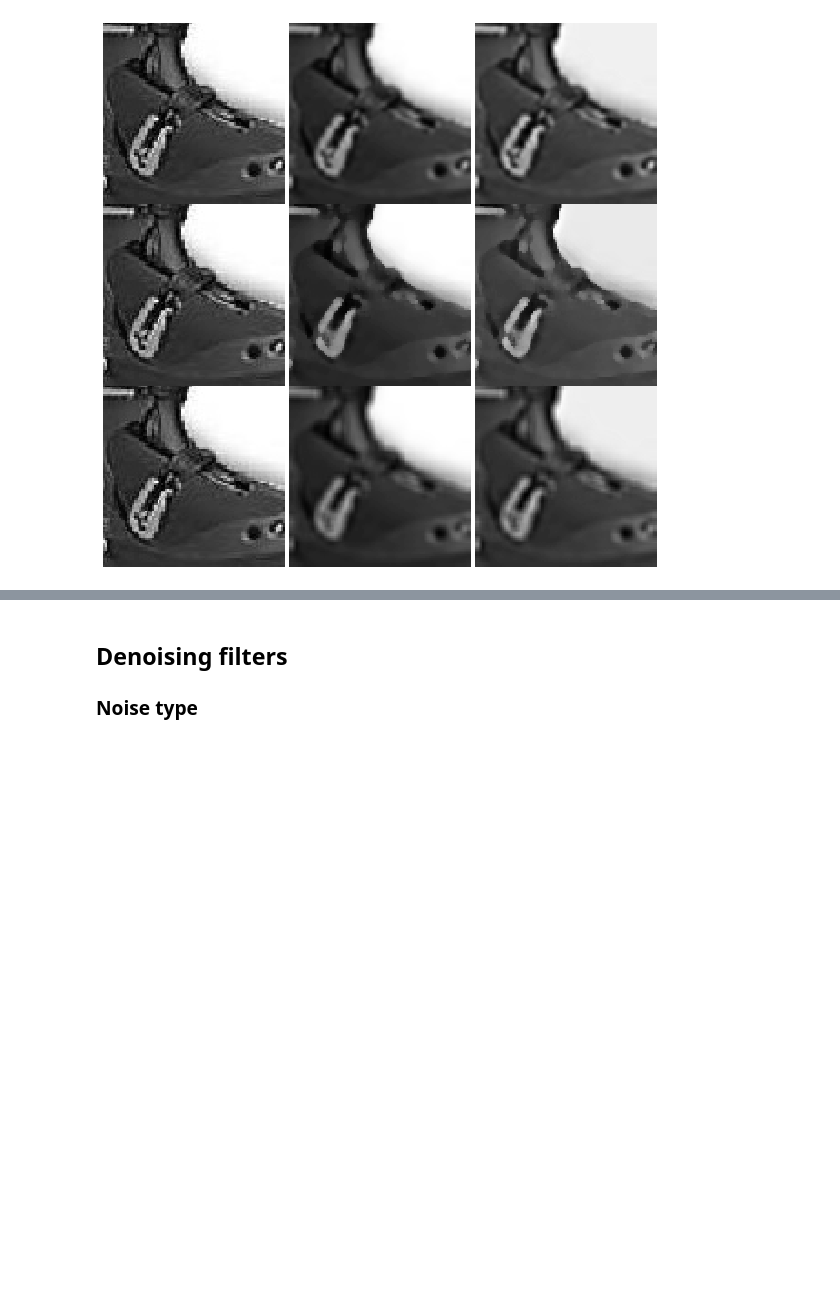
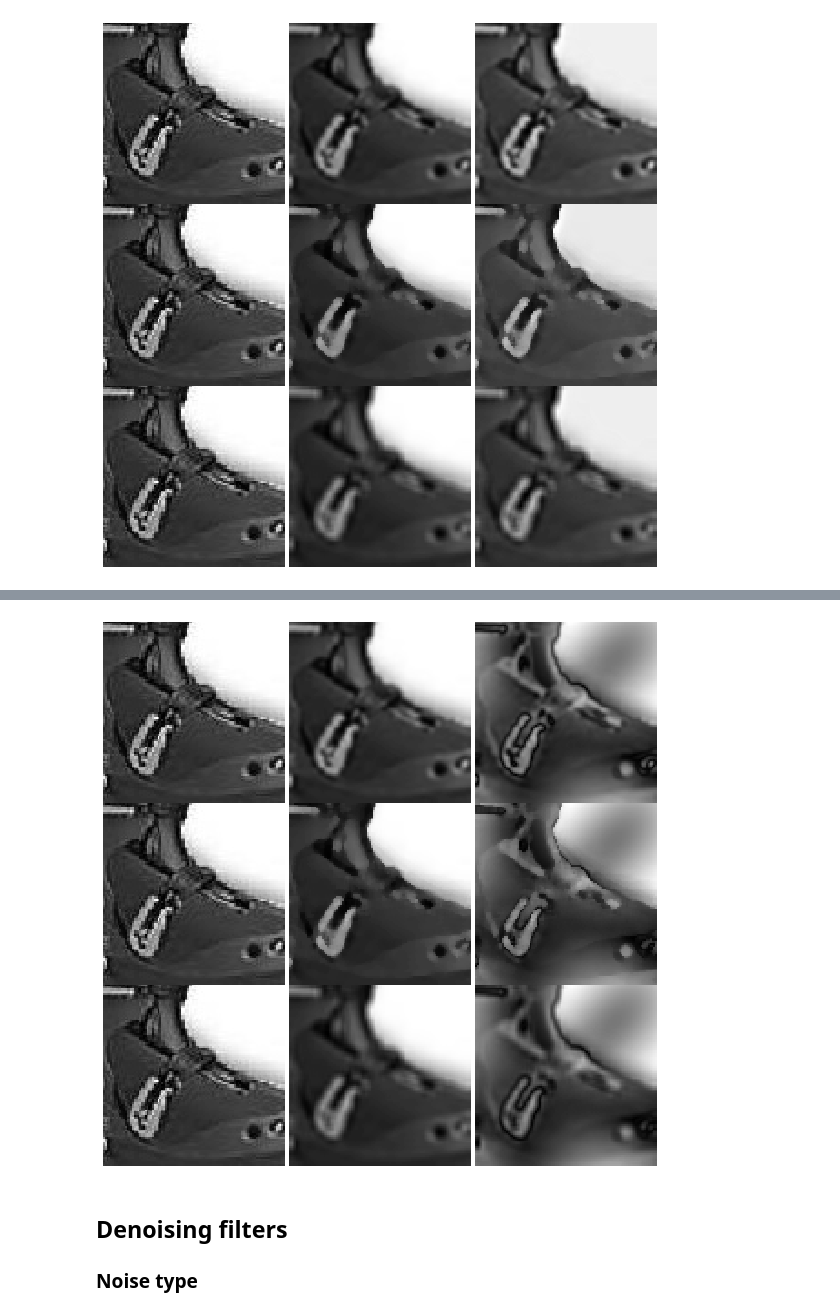
Before and after one commit to RomainCapo/ledebruiteur, a Jupyter notebook: Filters.ipynb, the cells around one changed output, grey strips where cells are left out. Saved outputs shown, nothing was run; the diff lists cells and outputs as text; code cells hidden in the pictures; blank space fills up the shorter version.

Commit message:
add high pass filter with fft

```diff
--- a/Filters.ipynb
+++ b/Filters.ipynb
@@ -60,3 +66,7 @@ plot_result_comparaison_standart_method_for_each_blur_type(gaussian_weighted_sub
+# %%
+plot_result_comparaison_standart_method_for_each_blur_type(high_pass_filter, df_resized.iloc[0]['path'], blur_list)
+# %% [output]
+[figure, added]
 # %% [markdown]
 ## Denoising filters
 ### Noise type
```
Also changed, not shown: parts of 8 cells of this notebook, 1 other file.
